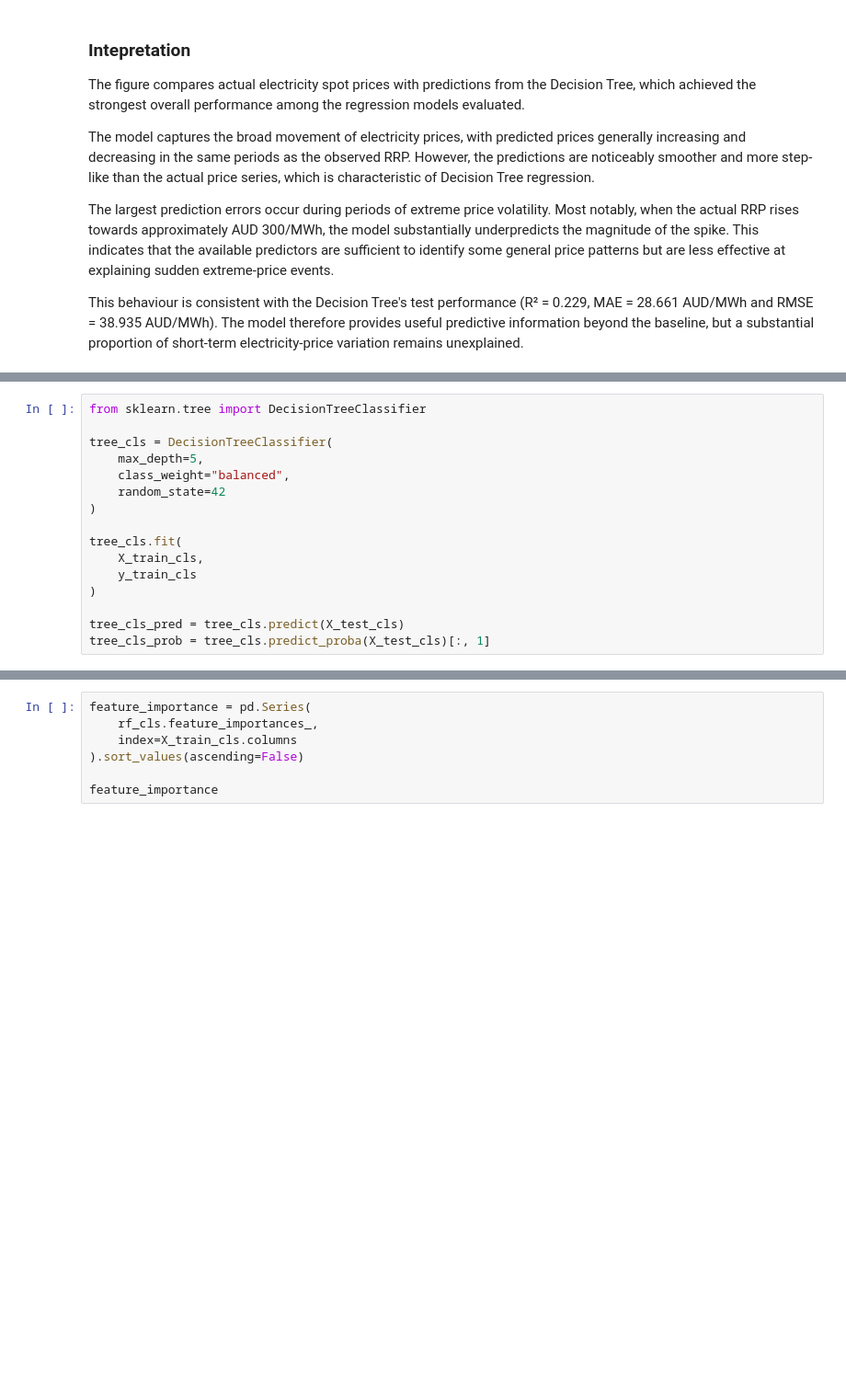
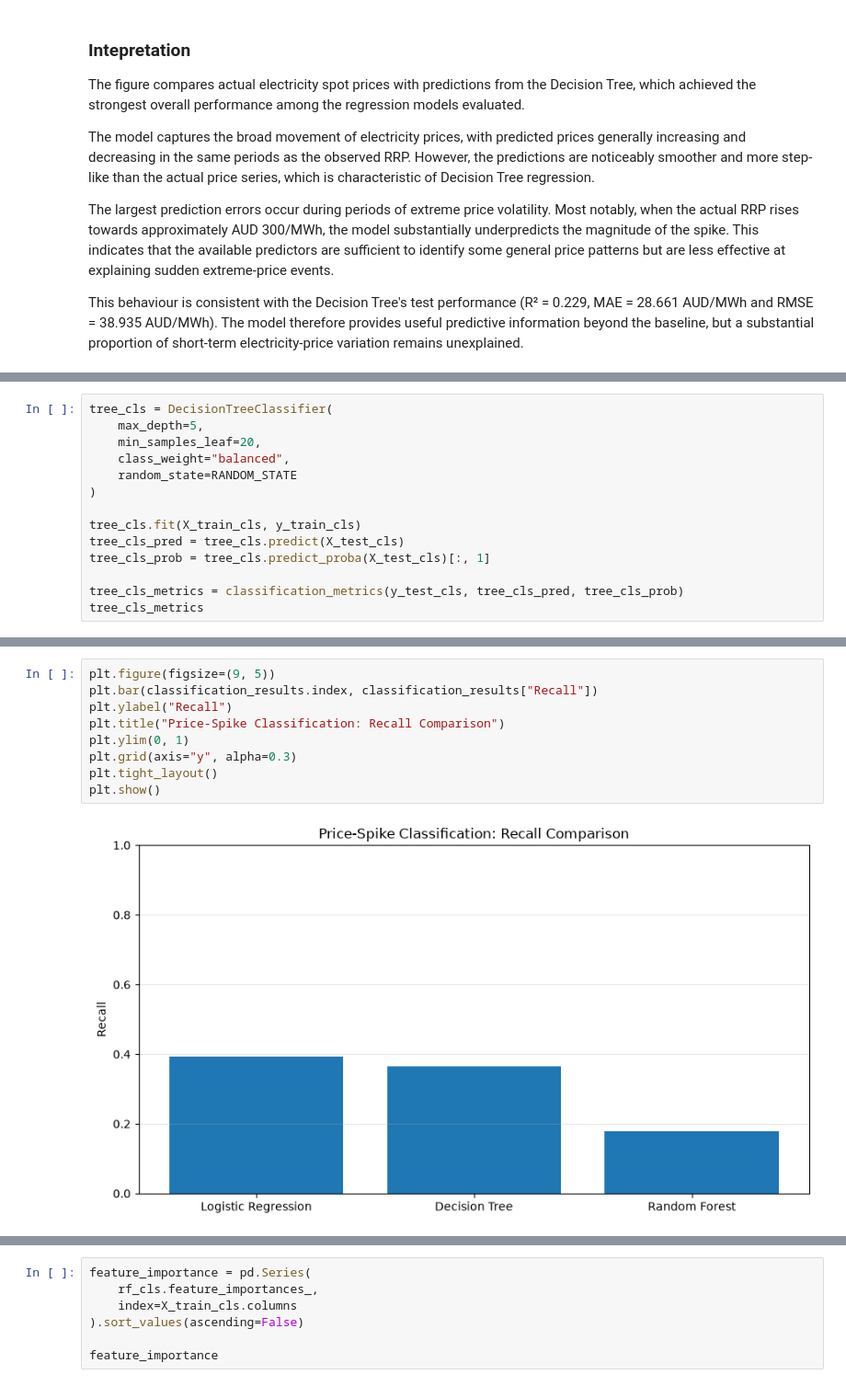
Before and after one commit to klm2109/australian-energy-market-analytics, a Jupyter notebook: notebooks/machine learning.ipynb, the cells around one changed output, grey strips where cells are left out. Shown at 92% size. Drawn from its saved outputs; the diff is of its cells as text; blank space fills up the shorter version.

```diff
--- a/notebooks/machine learning.ipynb
+++ b/notebooks/machine learning.ipynb
@@ -454,16 +443,14 @@ ROC-AUC: 0.8579402705236374
 # %%
-from sklearn.tree import DecisionTreeClassifier
-
 tree_cls = DecisionTreeClassifier(
     max_depth=5,
+    min_samples_leaf=20,
     class_weight="balanced",
-    random_state=42
+    random_state=RANDOM_STATE
 )
 
-tree_cls.fit(
-    X_train_cls,
-    y_train_cls
-)
-
+tree_cls.fit(X_train_cls, y_train_cls)
 tree_cls_pred = tree_cls.predict(X_test_cls)
 tree_cls_prob = tree_cls.predict_proba(X_test_cls)[:, 1]
+
+tree_cls_metrics = classification_metrics(y_test_cls, tree_cls_pred, tree_cls_prob)
+tree_cls_metrics
@@ -533,0 +505,11 @@ classification_results.round(3)
+# %%
+plt.figure(figsize=(9, 5))
+plt.bar(classification_results.index, classification_results["Recall"])
+plt.ylabel("Recall")
+plt.title("Price-Spike Classification: Recall Comparison")
+plt.ylim(0, 1)
+plt.grid(axis="y", alpha=0.3)
+plt.tight_layout()
+plt.show()
+# %% [output]
+[figure, added]
```
Also changed, not shown: parts of 16 cells of this notebook.
